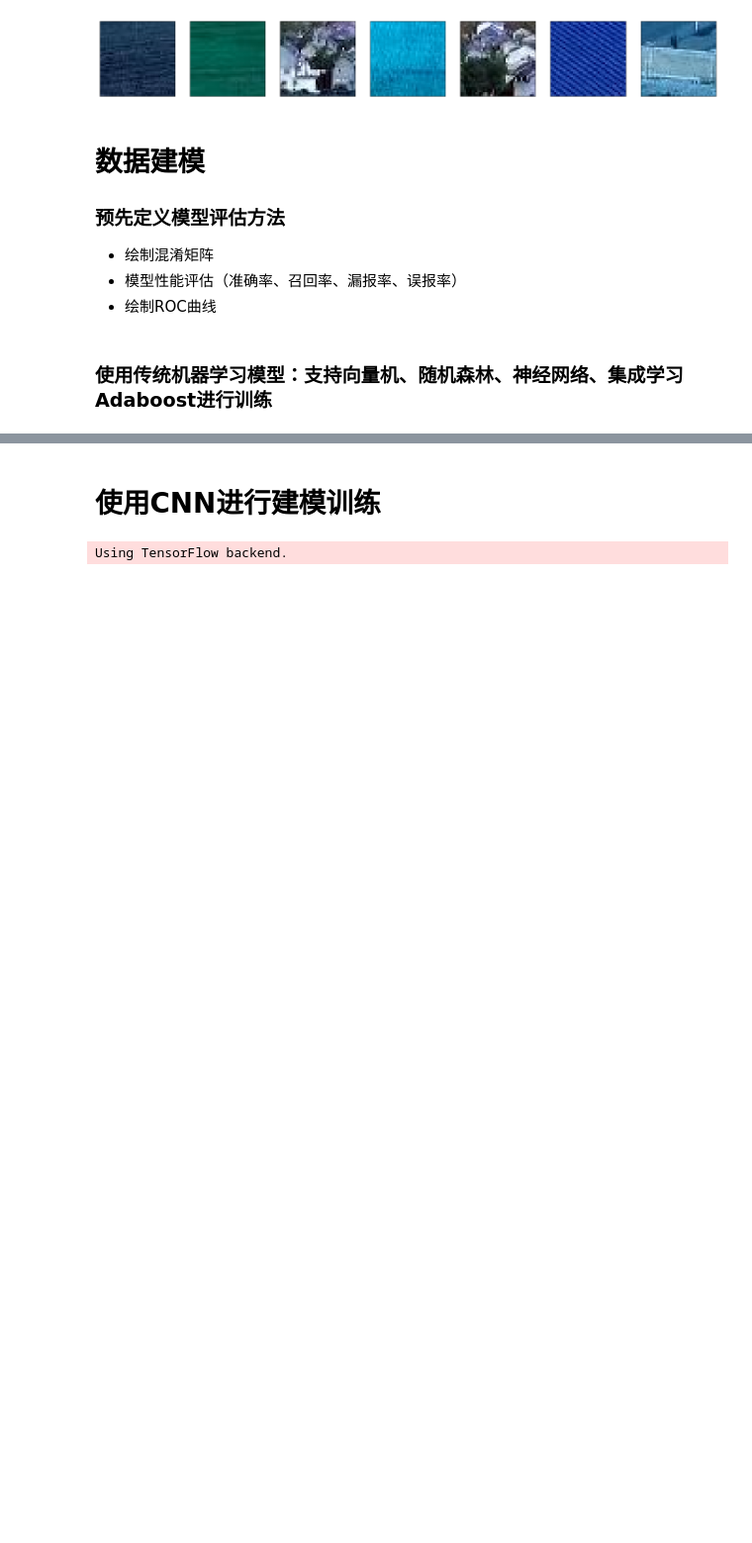
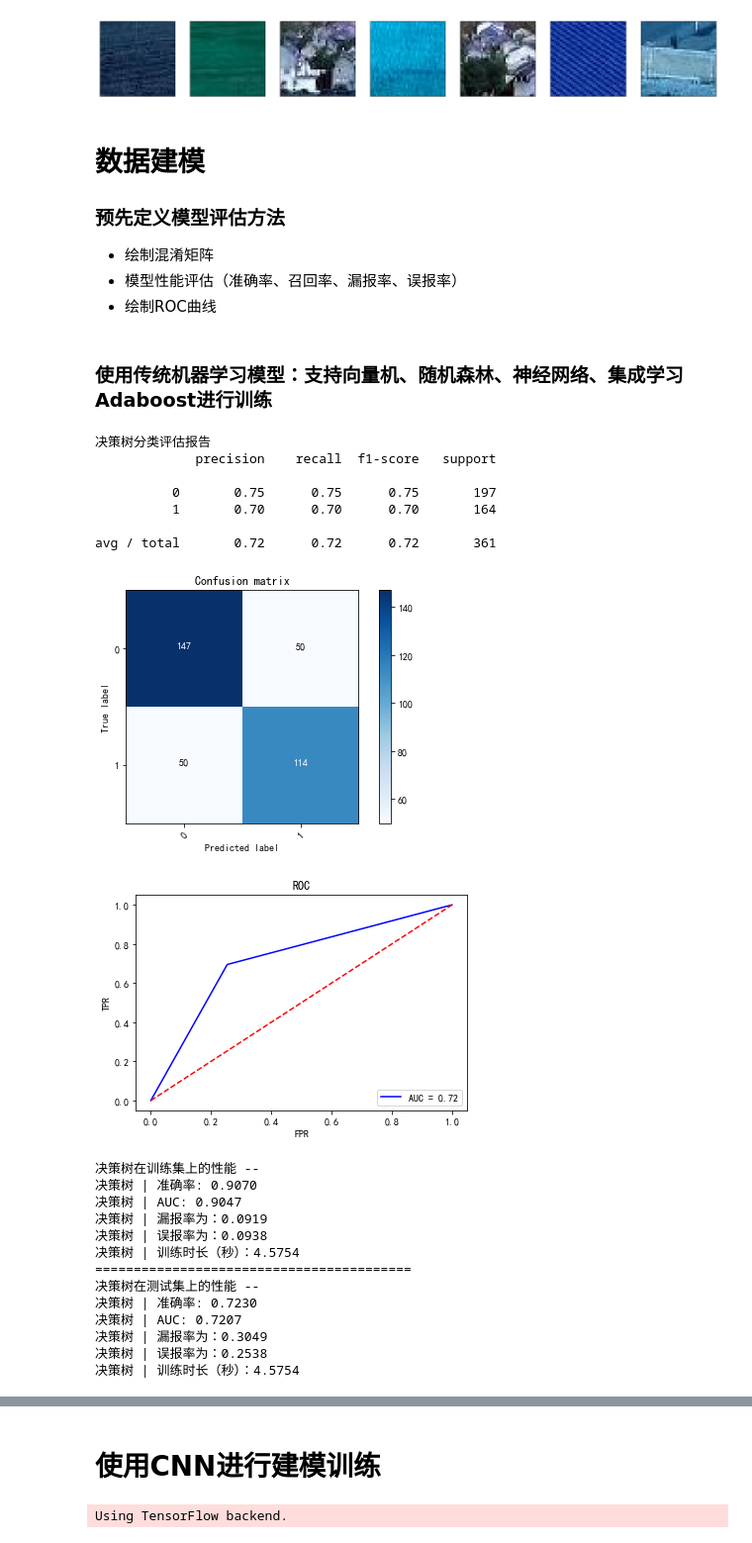
Before and after one commit to Yourdaylight/Python-DA-and-DM, a Jupyter notebook: 烟火图像的识别与分类/code.ipynb, the cells around one changed output, grey strips where cells are left out. Shown at 99% size. Cells and saved outputs as stored; diff of their text form; code cells hidden in the pictures; blank space fills up the shorter version.

```diff
--- a/烟火图像的识别与分类/code.ipynb
+++ b/烟火图像的识别与分类/code.ipynb
@@ -361,6 +373,31 @@ label=df['label']
 #数据标准化
 scaler = StandardScaler()
 data= scaler.fit_transform(data)
+# %%
+DT_result=train_model(label,data,"决策树")
+# %% [output]
+决策树分类评估报告
+             precision    recall  f1-score   support
+
+          0       0.75      0.75      0.75       197
+          1       0.70      0.70      0.70       164
+
+avg / total       0.72      0.72      0.72       361
+[figure, added]
+[figure, added]
+决策树在训练集上的性能 --
+决策树 | 准确率: 0.9070
+决策树 | AUC: 0.9047
+决策树 | 漏报率为：0.0919
+决策树 | 误报率为：0.0938
+决策树 | 训练时长（秒）：4.5754
+=========================================
+决策树在测试集上的性能 --
+决策树 | 准确率: 0.7230
+决策树 | AUC: 0.7207
+决策树 | 漏报率为：0.3049
+决策树 | 误报率为：0.2538
+决策树 | 训练时长（秒）：4.5754
 # %%
 RF_result=train_model(label,data,"随机森林")
 # %% [output]
```
Also changed, not shown: parts of 12 cells of this notebook.
